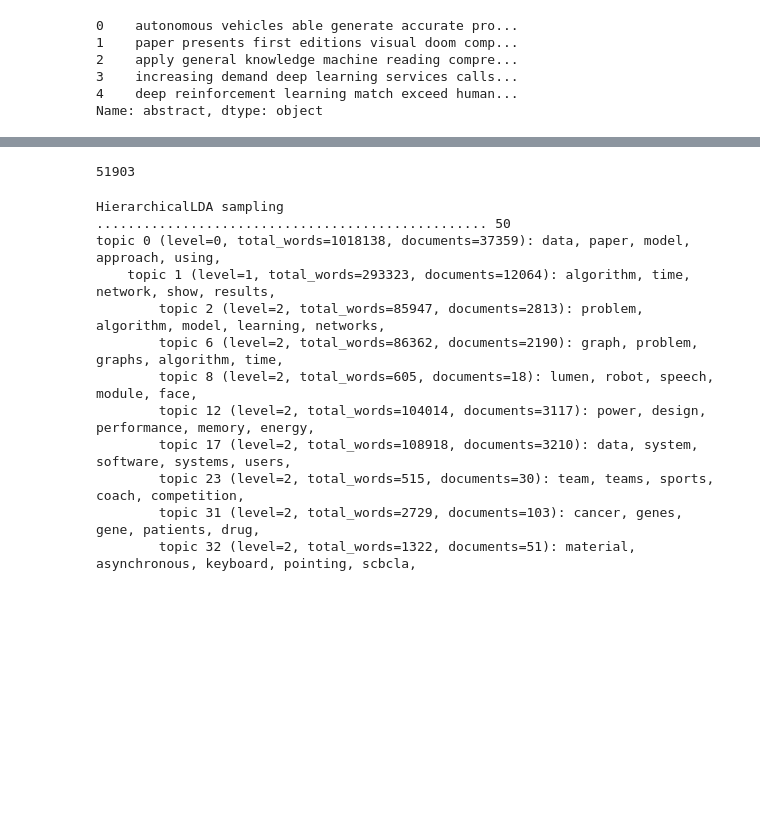
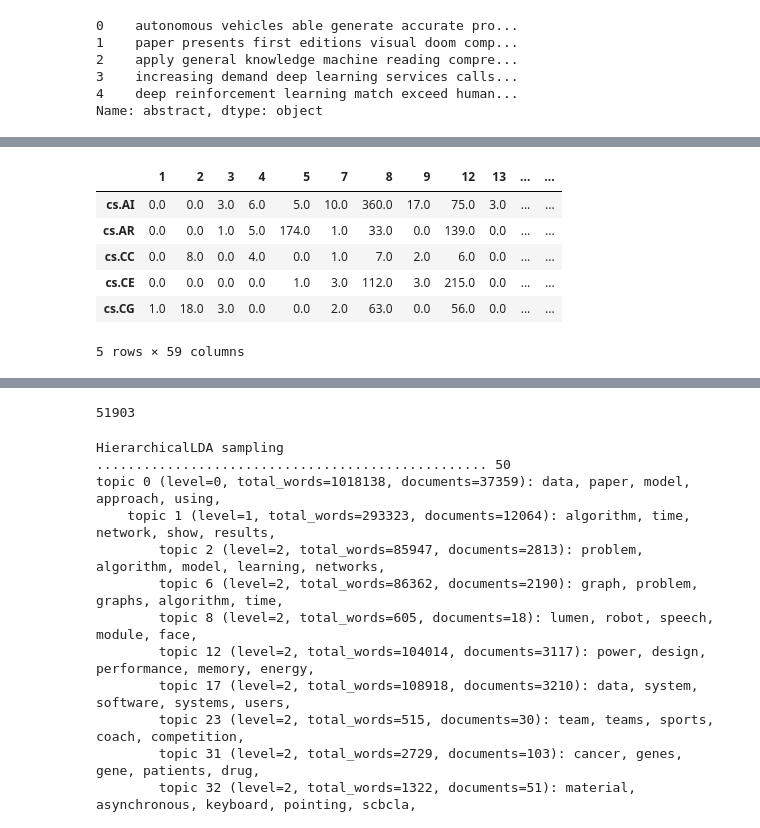
Before and after one commit to nikolausn/lab-fall-18, a Jupyter notebook: arxiv-scrap/arxiv-mining.ipynb, the cells around one changed output, grey strips where cells are left out. Drawn from its saved outputs; the diff is of its cells as text; code cells hidden in the pictures; blank space fills up the shorter version.

```diff
--- a/arxiv-scrap/arxiv-mining.ipynb
+++ b/arxiv-scrap/arxiv-mining.ipynb
@@ -91,0 +142,10 @@ topic_df.to_csv("topic_lda.csv")
+# %%
+digest_pd.head()
+# %% [output]
+|  | 1 | 2 | 3 | 4 | 5 | 7 | 8 | 9 | 12 | 13 | ... | ... |
+| cs.AI | 0.0 | 0.0 | 3.0 | 6.0 | 5.0 | 10.0 | 360.0 | 17.0 | 75.0 | 3.0 | ... | ... |
+| cs.AR | 0.0 | 0.0 | 1.0 | 5.0 | 174.0 | 1.0 | 33.0 | 0.0 | 139.0 | 0.0 | ... | ... |
+| cs.CC | 0.0 | 8.0 | 0.0 | 4.0 | 0.0 | 1.0 | 7.0 | 2.0 | 6.0 | 0.0 | ... | ... |
+| cs.CE | 0.0 | 0.0 | 0.0 | 0.0 | 1.0 | 3.0 | 112.0 | 3.0 | 215.0 | 0.0 | ... | ... |
+| cs.CG | 1.0 | 18.0 | 3.0 | 0.0 | 0.0 | 2.0 | 63.0 | 0.0 | 56.0 | 0.0 | ... | ... |
+5 rows × 59 columns
```
Also changed, not shown: parts of 20 cells of this notebook.
